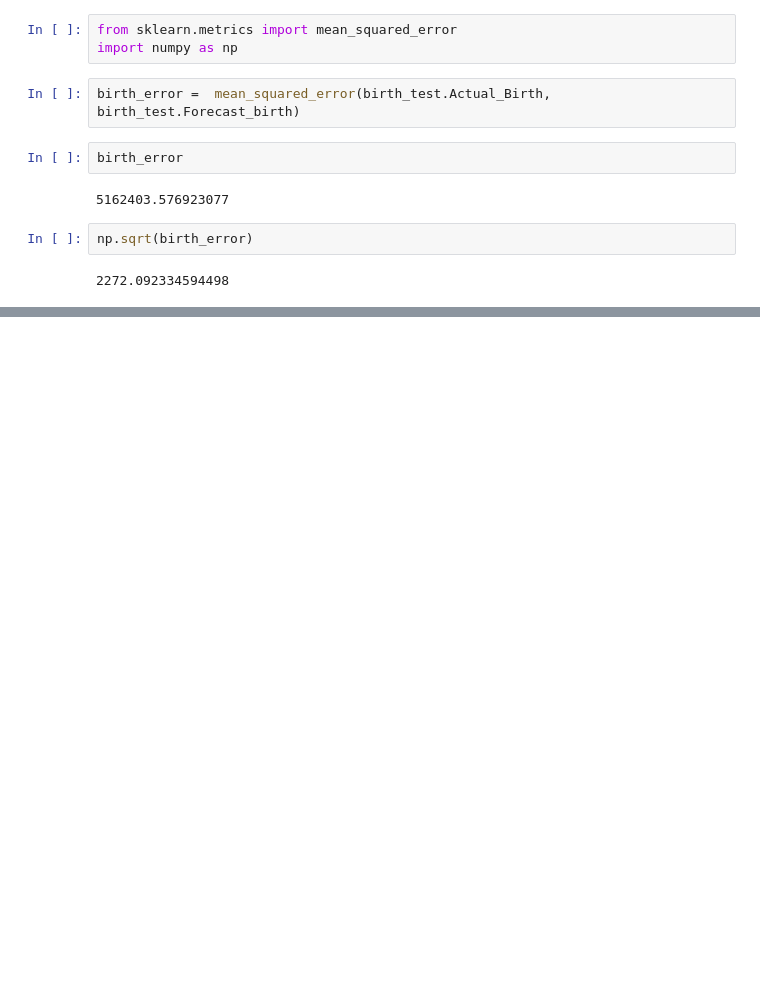
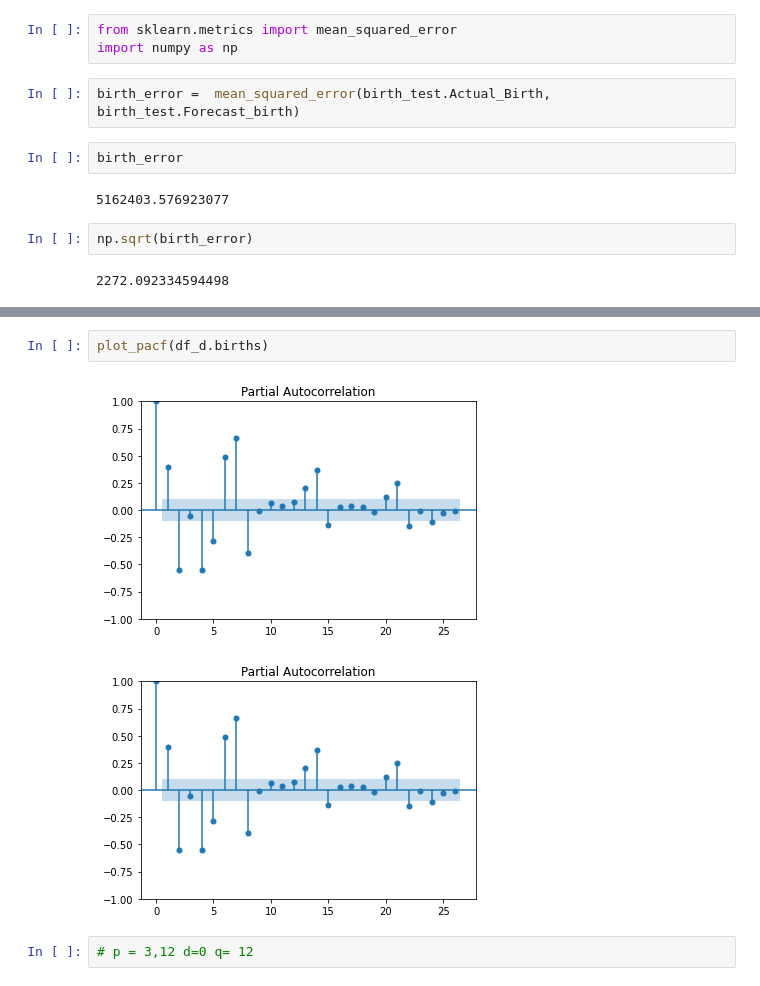
Before and after one commit to tonmoyazad/Data-Science, a Jupyter notebook: Birth Analysis.ipynb, the cells around one changed output, grey strips where cells are left out. Saved outputs shown, nothing was run; the diff lists cells and outputs as text; blank space fills up the shorter version.

```diff
--- a/Birth Analysis.ipynb
+++ b/Birth Analysis.ipynb
@@ -109,0 +117,7 @@ np.sqrt(birth_error)
+# %%
+plot_pacf(df_d.births)
+# %% [output]
+[figure, added]
+[figure, added]
+# %%
+# p = 3,12 d=0 q= 12
```
Also changed, not shown: parts of 4 cells of this notebook.
